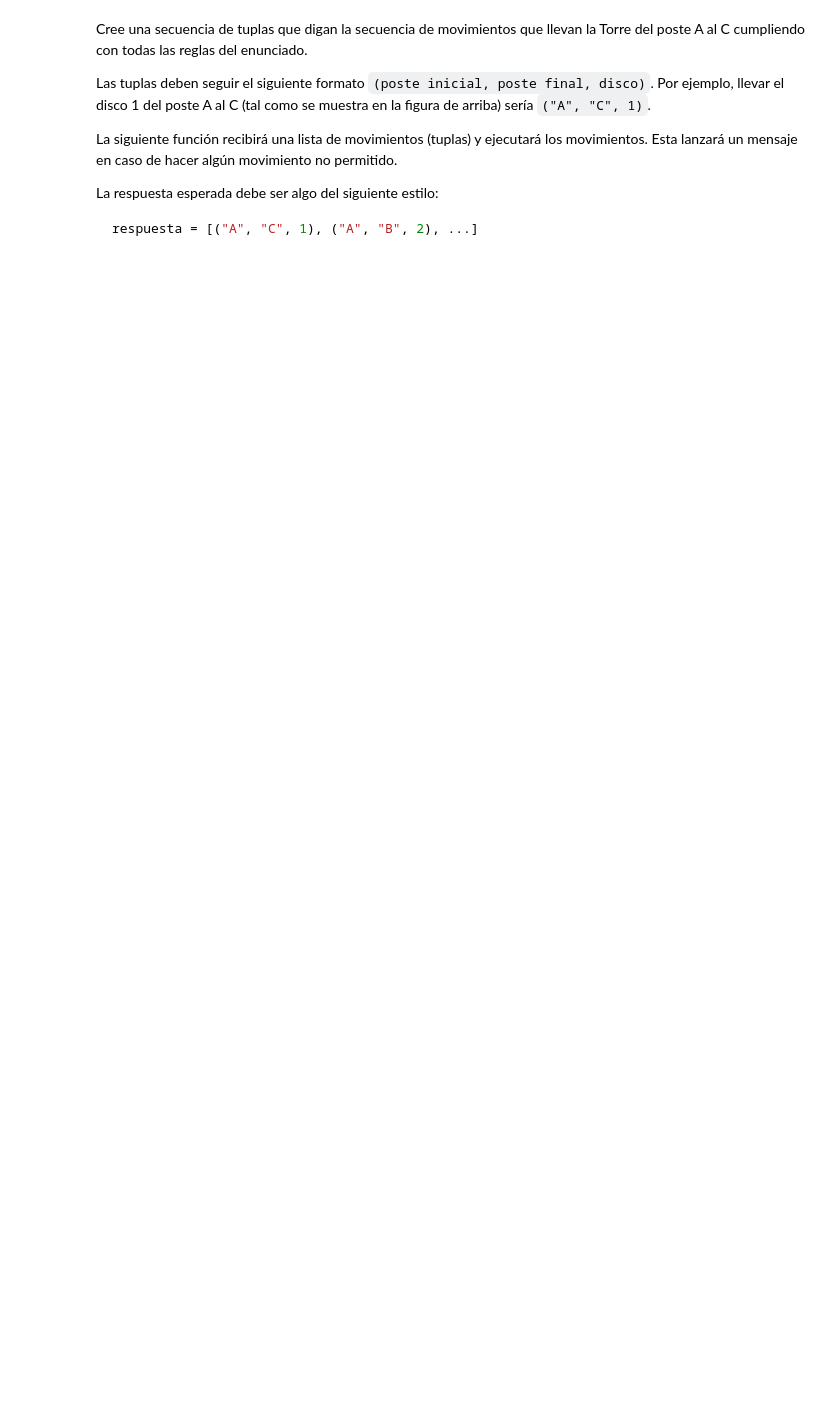
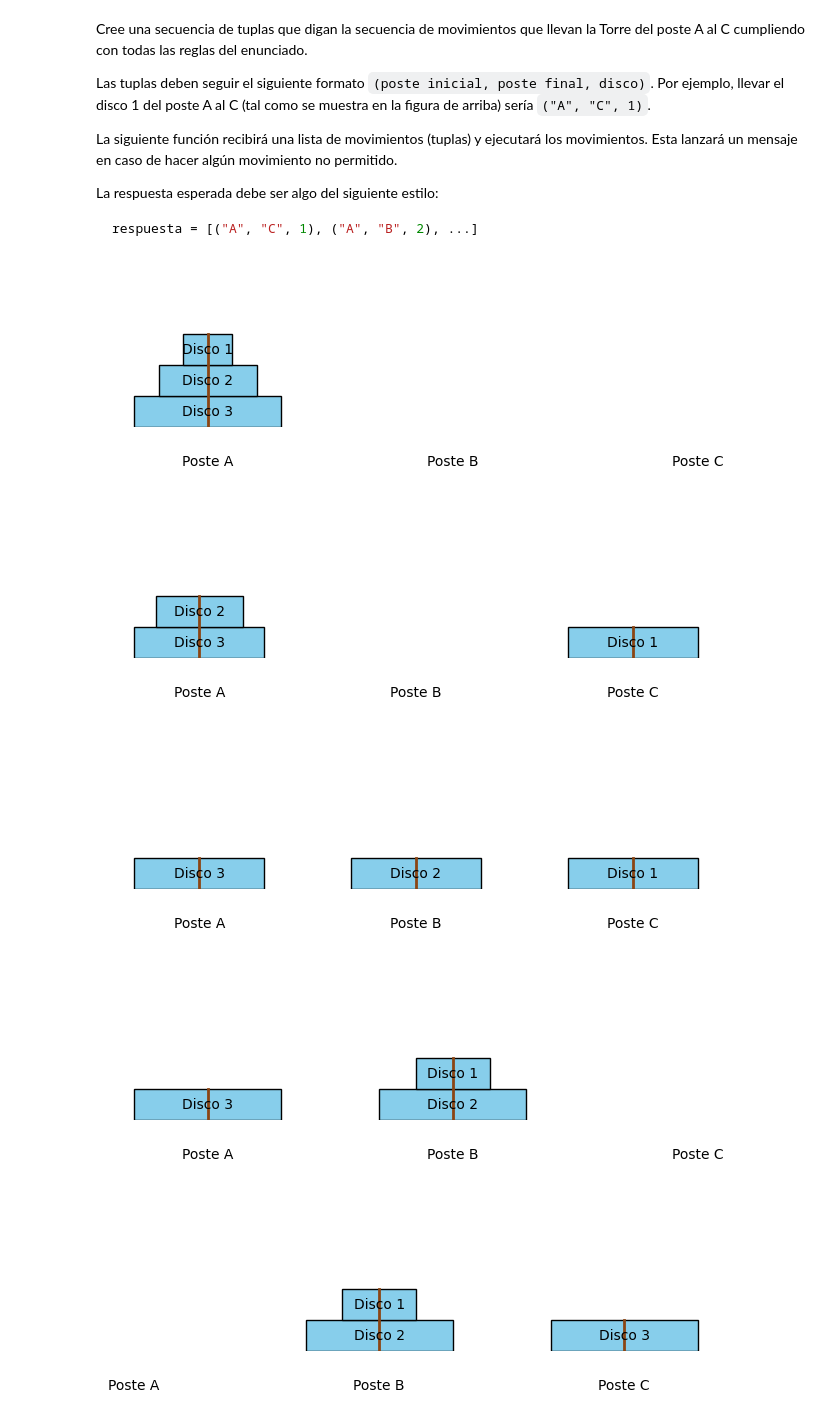
Before and after one commit to lgomezt/Intro_Python, a Jupyter notebook: Introducción al análisis de datos en Python/Modulo 2. Pandas/Taller 2/Taller 2.ipynb, the cells around one changed output. Cells and saved outputs as stored; diff of their text form; code cells hidden in the pictures; blank space fills up the shorter version.

```diff
--- a/Introducción al análisis de datos en Python/Modulo 2. Pandas/Taller 2/Taller 2.ipynb
+++ b/Introducción al análisis de datos en Python/Modulo 2. Pandas/Taller 2/Taller 2.ipynb
@@ -133,3 +135,18 @@ posiciones_iniciales = {
     "B": [],
     "C": []
 }
+# %%
+# Complete esta línea correctamente
+respuesta = [(), ()]
+# %%
+posiciones = posiciones_iniciales
+for m in respuesta:
+    dibujar_torres(posiciones, titulo = None)
+    posiciones = movimiento(posiciones_iniciales = posiciones, movimiento = m)
+dibujar_torres(posiciones, titulo = None)
+# %% [output]
+[figure, added]
+[figure, added]
+[figure, added]
+[figure, added]
+[figure, added]
```
Also changed, not shown: parts of 15 cells of this notebook, 3 other files.
